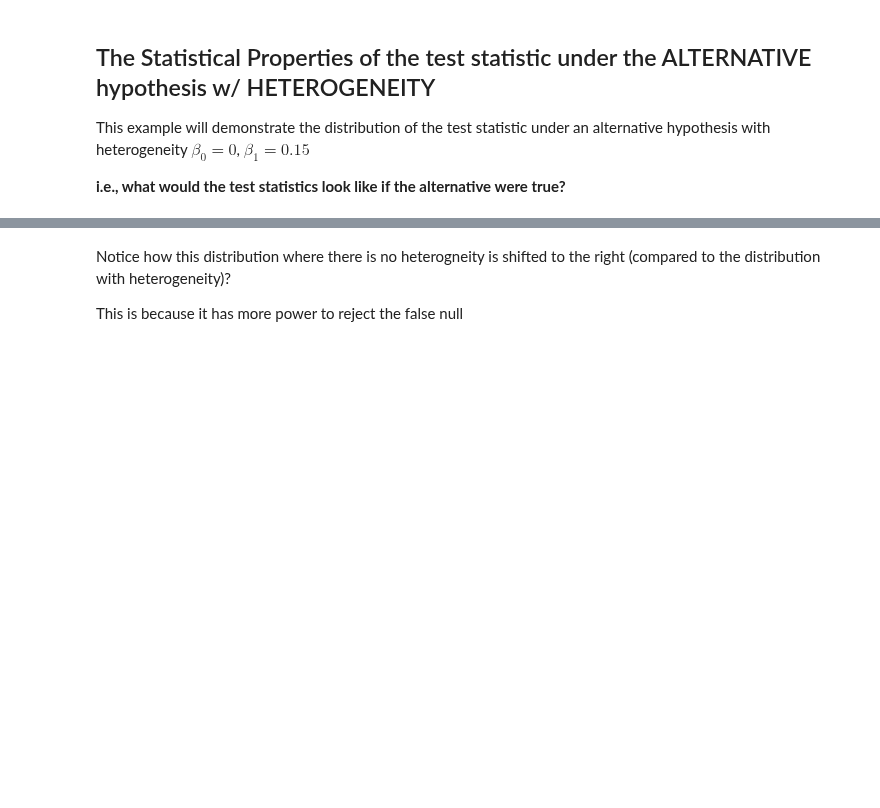
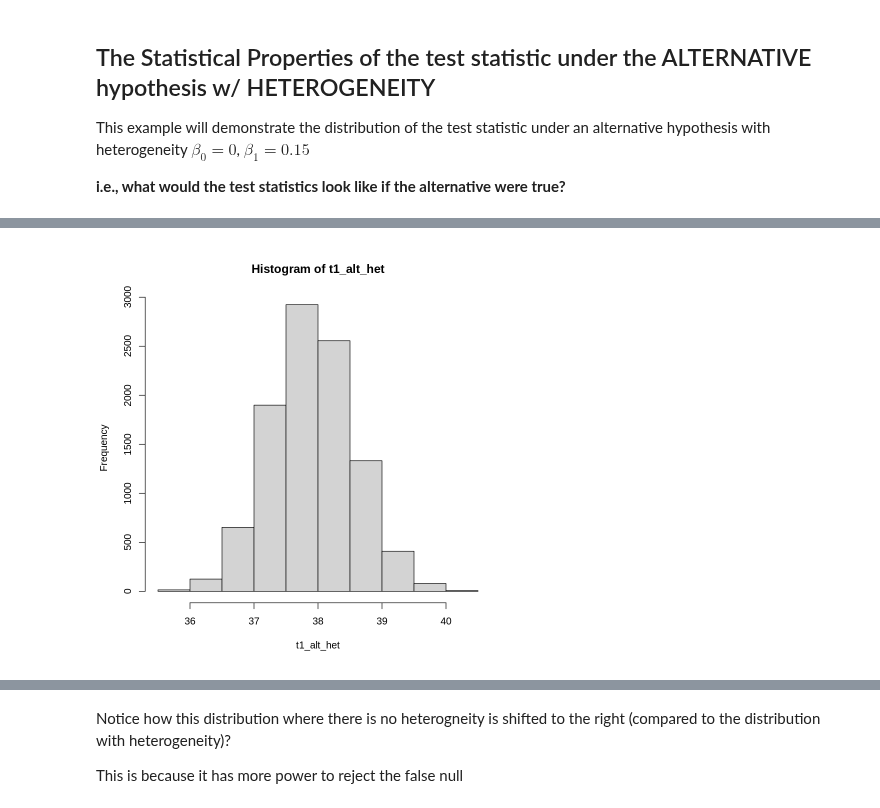
Before and after one commit to ummd/ummd.github.io, a Jupyter notebook: Teaching/RSM3053/Lecture3/Lecture3cc.ipynb, the cells around one changed output, grey strips where cells are left out. Saved outputs shown, nothing was run; the diff lists cells and outputs as text; code cells hidden in the pictures; blank space fills up the shorter version.

```diff
--- a/Teaching/RSM3053/Lecture3/Lecture3cc.ipynb
+++ b/Teaching/RSM3053/Lecture3/Lecture3cc.ipynb
@@ -38,27 +39,27 @@ hist(t1_alt)
 # %%
-set.seed(1)
-S <- 10000 #number of samples
-n <- 200 #number of observations per sample
 
 b0 <- 0
 b1 <- .010 #the alternative is true, b1 is not 0
 b2 <- .020 #the alternative is true, but higher for G2
 
+set.seed(1)
 e <- replicate(S,rnorm(n)) #draw S samples
 
 x <- 1:n
 G1 <- rbinom(n,1,.5)
 G2 <- 1-G1
 
 y <- b0 + b1*x*G1 + b2*x*G2 + e
 
 
 for (s in 1:S){
     lm.fit=lm(y[,s]~x) # estimate the linear model on the sample s.
     b1_alt_het[s] <- summary(lm.fit)$coefficients[2,1]   #store the estimate for beta_1 **note this beta_1 is the estimated effect for both groups**
     t1_alt_het[s] <- summary(lm.fit)$coefficients[2,3]   #store the tstats for beta_1
 }
 hist(t1_alt_het)
+# %% [output]
+[figure, added]
 # %%
 plot(x,y[,1],col=G1+2)
 # %% [output]
```
Also changed, not shown: parts of 8 cells of this notebook.
